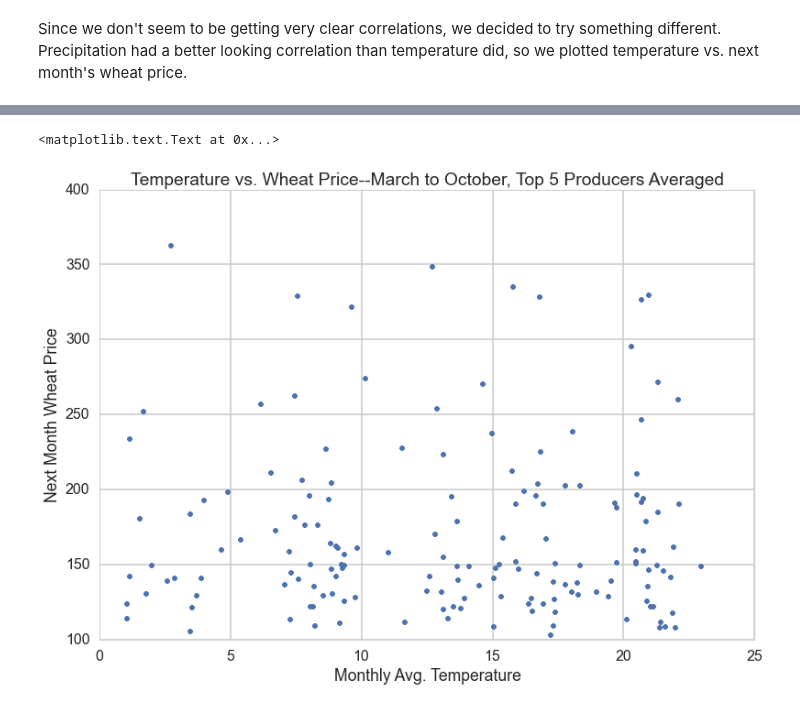
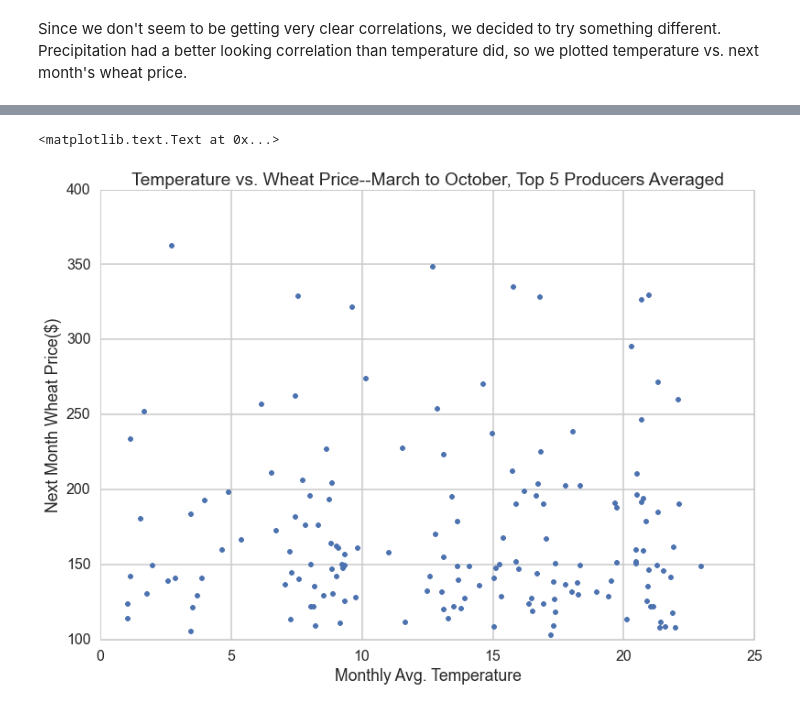
Before and after one commit to dwang953/109-Project, a Jupyter notebook: working_notebooks/Exploratory Data Analysis.ipynb, the cells around one changed output, grey strips where cells are left out. Drawn from its saved outputs; the diff is of its cells as text; code cells hidden in the pictures.

```diff
--- a/working_notebooks/Exploratory Data Analysis.ipynb
+++ b/working_notebooks/Exploratory Data Analysis.ipynb
@@ -362,11 +362,11 @@ plt.title('Precipitation vs. Next Month Wheat Price on Monthly Basis, Top 5 Prod
 # %%
 #Top 5 producers averaged, March through October
 months = ['Mar','Apr','May','Jun','Jul','Aug','Sep','Oct']
 dftouse_Mar_to_Oct = dftouse.loc[dftouse['Month'].isin(months)]
 plt.plot(dftouse_Mar_to_Oct[["KS_T", "MT_T","ND_T","WA_T","ID_T"]].mean(axis=1),dftouse_Mar_to_Oct['Next_Price'],'.')
-plt.ylabel('Next Month Wheat Price')
+plt.ylabel('Next Month Wheat Price($)')
 plt.xlabel('Monthly Avg. Temperature')
 plt.title('Temperature vs. Wheat Price--March to October, Top 5 Producers Averaged')
 # %% [output]
 <matplotlib.text.Text at 0x...>
-[figure, old version]
+[figure, new version]
```
Also changed, not shown: parts of 2 cells of this notebook.
